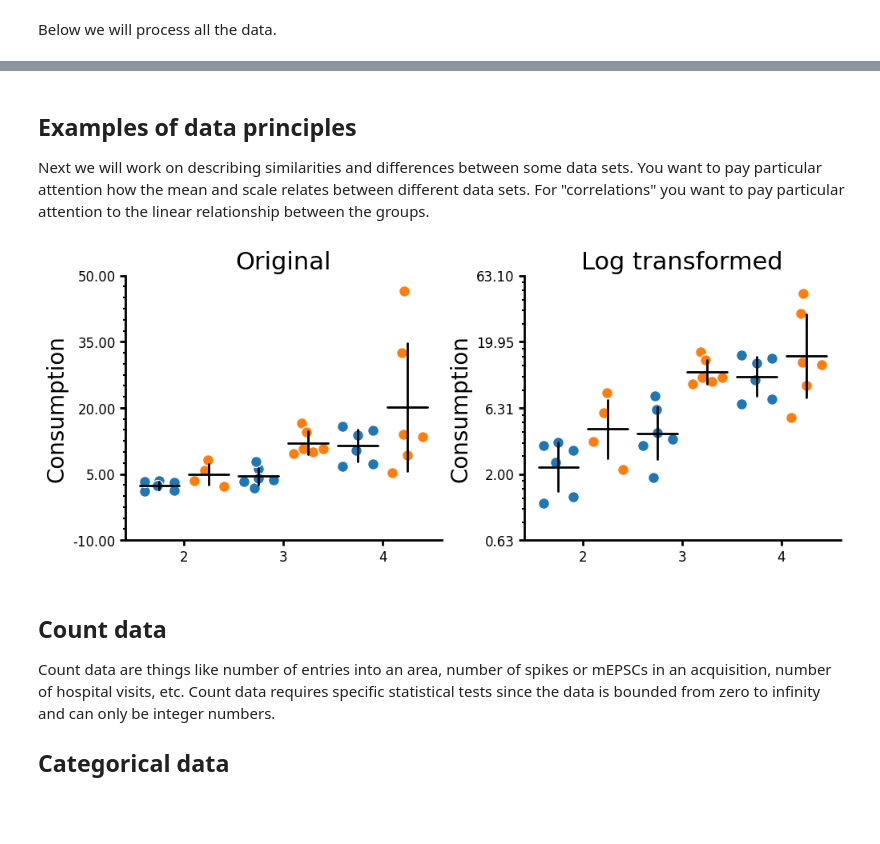
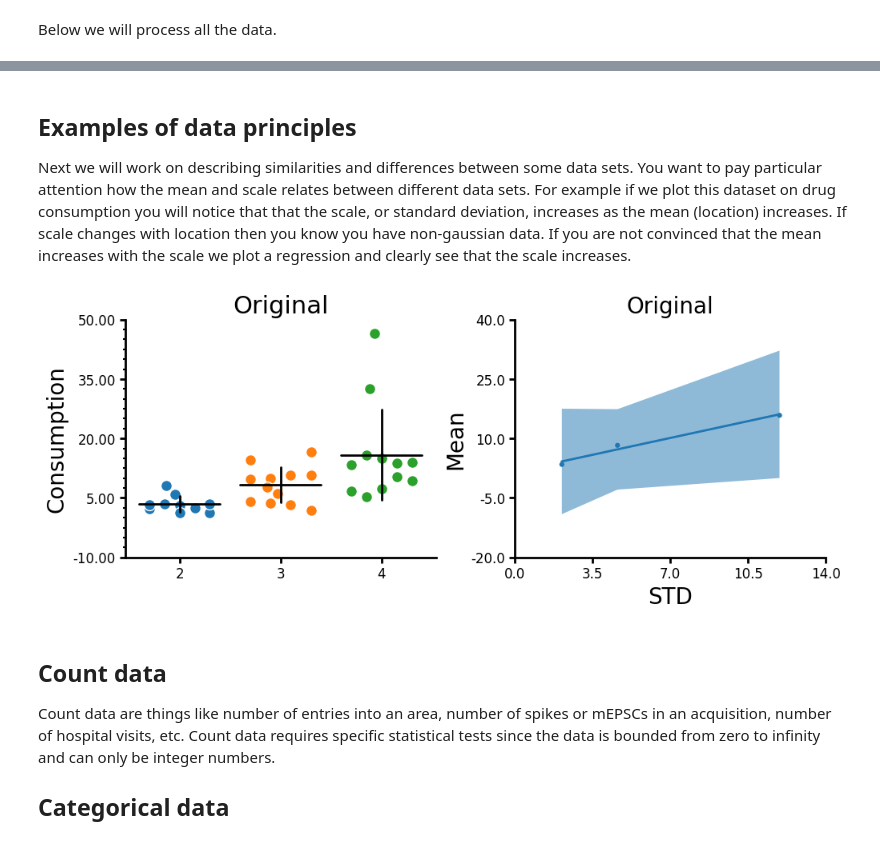
Before and after one commit to LarsHenrikNelson/PatchClampHandbook, a Jupyter notebook: nb/understanding_your_data.ipynb, the cells around one changed output, grey strips where cells are left out. Cells and saved outputs as stored; diff of their text form; code cells hidden in the pictures; blank space fills up the shorter version.

Commit message:
Updates to data chapters.

```diff
--- a/nb/understanding_your_data.ipynb
+++ b/nb/understanding_your_data.ipynb
@@ -263,31 +280,39 @@ show(column(row(menu, transform), row(hist_figure, kde_figure, box_figure)))
 # %% [markdown]
 ## Examples of data principles
-Next we will work on describing similarities and differences between some data sets. You want to pay particular attention how the mean and scale relates between different data sets. For "correlations" you want to pay particular attention to the linear relationship between the groups.
+Next we will work on describing similarities and differences between some data sets. You want to pay particular attention how the mean and scale relates between different data sets. For example if we plot this dataset on drug consumption you will notice that that the scale, or standard deviation, increases as the mean (location) increases. If scale changes with location then you know you have non-gaussian data. If you are not convinced that the mean increases with the scale we plot a regression and clearly see that the scale increases.
 # %%
 fig, ax = plt.subplots(ncols=2, figsize=(10, 4), layout="constrained")
 plot = (
     CategoricalPlot(consumption)
-    .grouping(group="Cohort", subgroup="Sex", subgroup_order=["M", "F"])
+    .grouping(group="Cohort")
     .plot_data(y="consumption", ylabel="Consumption", title="Original")
     .jitter(markersize=10, width=0.6)
     .summary(barwidth=0.8, err_func="std")
     .axis(ydecimals=2)
     .axis_format(yminorticks=5)
     .plot(figure=fig, axes=ax[0])
 )
+f = consumption.groupby(["Cohort"], as_index=False).aggregate(
+    consumption_mean=("consumption", "mean"),
+    consumption_std=("consumption", "std"),
+    con_log_mean=("con_log", "mean"),
+    con_log_std=("con_log", "std"),
+)
 plot = (
-    CategoricalPlot(consumption)
-    .grouping(group="Cohort", subgroup="Sex", subgroup_order=["M", "F"])
-    .plot_data(y="consumption", ylabel="Consumption", title="Log transformed")
-    .transform(ytransform="log10", back_transform_yticks=True)
-    .jitter(markersize=10, width=0.6)
-    .summary(barwidth=0.8, err_func="std")
-    .axis(ydecimals=2)
-    .axis_format(yminorticks=5)
+    LinePlot(f)
+    .plot_data(
+        "consumption_mean",
+        "consumption_std",
+        title="Original",
+        ylabel="Mean",
+        xlabel="STD",
+    )
+    .scatter()
+    .fit()
     .plot(figure=fig, axes=ax[1])
 )
 # %% [output]
-[figure, old version]
+[figure, new version]
 # %% [markdown]
 ## Count data
 Count data are things like number of entries into an area, number of spikes or mEPSCs in an acquisition, number of hospital visits, etc. Count data requires specific statistical tests since the data is bounded from zero to infinity and can only be integer numbers.
```
Also changed, not shown: parts of 4 cells of this notebook.
